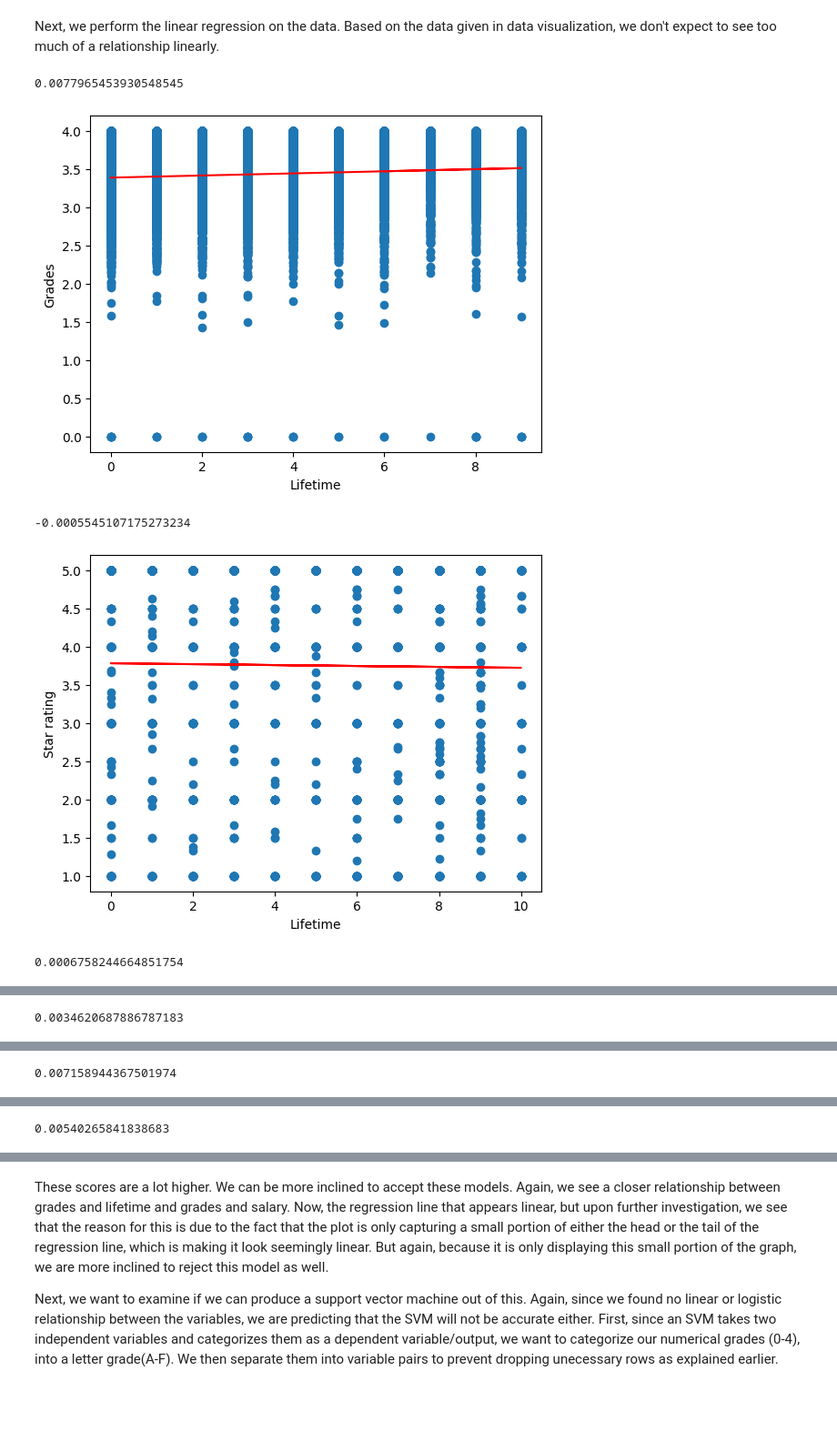
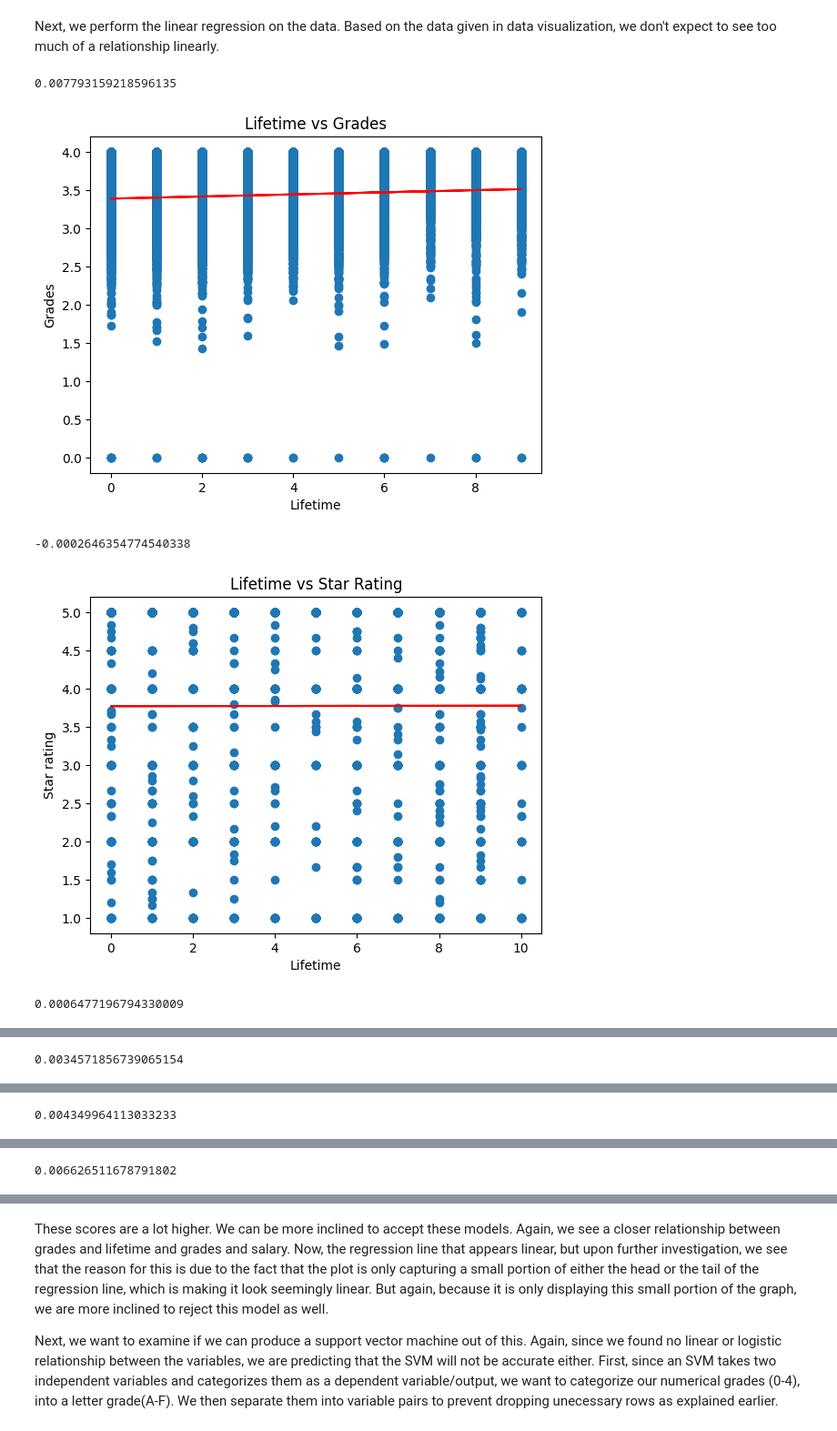
Before and after one commit to aaronl1661/teacherSalaryAnalysis, a Jupyter notebook: index.ipynb, the cells around one changed output, grey strips where cells are left out. Shown at 91% size. Cells and saved outputs as stored; diff of their text form; code cells hidden in the pictures; blank space fills up the shorter version.

```diff
--- a/index.ipynb
+++ b/index.ipynb
@@ -856,7 +853,7 @@ left_copy = pd.read_csv(f'src/2_clean_data/left_remaining.csv') # uncomment this
 left_rename = pd.read_csv(f'src/2_clean_data/renamed_lefts.csv') # uncomment this if you want to continue where you left off
 
 
-responses = ["n","no", ""]
+responses = ["n", "nah","no", "nono", "no way", "never", ""]
 
 # go 10 at a time, saving progress each time
 for i, row in left_copy.head(10).iterrows():
@@ -1235,6 +1243,7 @@ print(linear.score(np.array(lifetime_test).reshape(-1,1), grade_test))
 gradePredict = linear.predict(np.array(lifetime_test).reshape(-1,1))
 plt.scatter(np.array(lifetime_test).reshape(-1,1), grade_test)
 plt.plot(np.array(lifetime_test).reshape(-1,1), gradePredict, color='red')
+plt.title('Lifetime vs Grades')
 plt.xlabel('Lifetime')
 plt.ylabel('Grades')
 plt.show()
@@ -1246,6 +1255,7 @@ print(linear.score(np.array(lifetime_test).reshape(-1,1), rating_test))
 ratingPredict = linear.predict(np.array(lifetime_test).reshape(-1,1))
 plt.scatter(np.array(lifetime_test).reshape(-1,1), rating_test)
 plt.plot(np.array(lifetime_test).reshape(-1,1), ratingPredict, color='red')
+plt.title('Lifetime vs Star Rating')
 plt.xlabel('Lifetime')
 plt.ylabel('Star rating')
 plt.show()
@@ -1257,6 +1267,7 @@ print(linear.score(np.array(salary_test).reshape(-1,1), grade_test))
 gradePredict = linear.predict(np.array(salary_test).reshape(-1,1))
 plt.scatter(np.array(salary_test).reshape(-1,1), grade_test)
 plt.plot(np.array(salary_test).reshape(-1,1), gradePredict, color='red')
+plt.title('Salary vs Grades')
 plt.xlabel('Salary')
 plt.ylabel('Grades')
 plt.show()
@@ -1267,6 +1278,7 @@ print(linear.score(np.array(salary_test).reshape(-1,1), rating_test))
 ratingPredict = linear.predict(np.array(salary_test).reshape(-1,1))
 plt.scatter(np.array(salary_test).reshape(-1,1), rating_test)
 plt.plot(np.array(salary_test).reshape(-1,1), ratingPredict, color='red')
+plt.title('Salary vs Star Rating')
 plt.xlabel('Salary')
 plt.ylabel('Star rating')
 plt.show()
@@ -1283,6 +1295,7 @@ fig = plt.figure(figsize=(8,6))
 ax = plt.axes(projection='3d')
 
 ax.scatter3D(ls_test['lifetime'], ls_test['current_salary'], grade_test)
+ax.set_title('Lifetime vs Salary vs Grades')
 ax.set_xlabel('Lifetime')
 ax.set_ylabel('Salary')
 ax.set_zlabel('Grades')
@@ -1302,35 +1315,36 @@ plt.show()
 
 # 3d Regression of salary and lifetime as x variables and star rating as y variable
 X = lsRating.drop('average_rating', axis=1)
 y = lsRating['average_rating']
 ls_train, ls_test, rating_train, rating_test = sklearn.model_selection.train_test_split(X, y, test_size=0.3)
 linear = sklearn.linear_model.LinearRegression().fit(np.array(ls_train), rating_train)
 print(linear.score(ls_test, rating_test))
 ratingPredict = linear.predict(ls_test)
 
 fig = plt.figure(figsize=(8,6))
 ax = plt.axes(projection='3d')
 
 ax.scatter3D(ls_test['lifetime'], ls_test['current_salary'], rating_test)
+ax.set_title('Lifetime vs Salary vs Star Rating')
 ax.set_xlabel('Lifetime')
 ax.set_ylabel('Salary')
 ax.set_zlabel('Rating')
 ax.yaxis.set_major_formatter(ticker.FuncFormatter(lambda x, pos: f'${x/1000:.0f}k'))
 
 #Create a meshgrid for the linear regression surface plot
 x = np.linspace(min(ls_test['lifetime']), max(ls_test['lifetime']), 100)
 y = np.linspace(min(ls_test['current_salary']), max(ls_test['current_salary']), 100)
 X, Y = np.meshgrid(x, y)
 
 #Predict GPA values
 Z = linear.predict(np.column_stack((X.ravel(), Y.ravel())))
 Z = Z.reshape(X.shape)
 
 ax.plot_surface(X, Y, Z, color='r', alpha=0.5, label='Regression Plane')
 plt.show()
 # %% [output]
-0.0077965453930548545
+0.007793159218596135
-[figure, old version]
+[figure, new version]
--0.0005545107175273234
+-0.0002646354774540338
-[figure, old version]
+[figure, new version]
-0.0006758244664851754
+0.0006477196794330009
@@ -1338 +1352 @@ plt.show()
-0.0034620687886787183
+0.0034571856739065154
@@ -1340 +1354 @@ plt.show()
-0.007158944367501974
+0.004349964113033233
@@ -1342 +1356 @@ plt.show()
-0.00540265841838683
+0.006626511678791802
```
Also changed, not shown: parts of 34 cells of this notebook, 1 other file.
